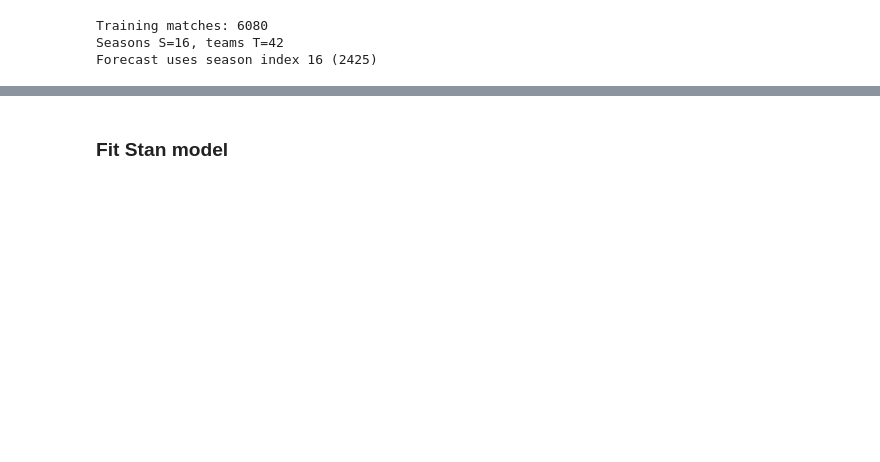
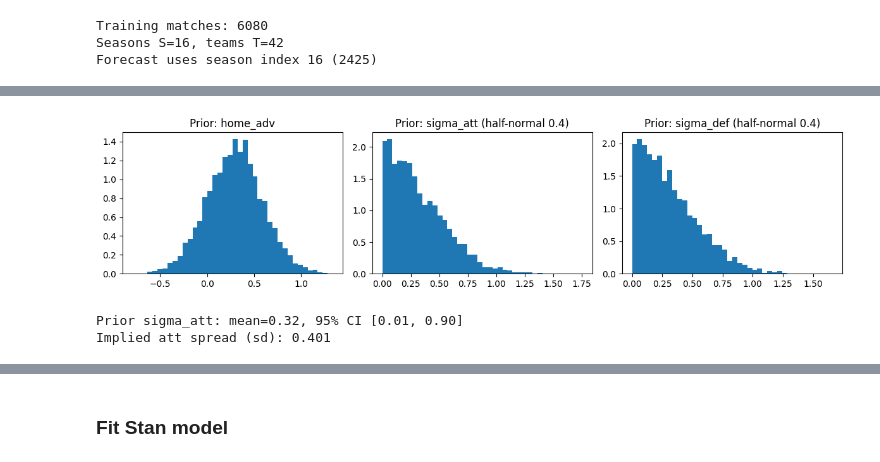
Before and after one commit to Geq0nek/DA_Project, a Jupyter notebook: 03_model2_hierarchical.ipynb, the cells around one changed output, grey strips where cells are left out. Drawn from its saved outputs; the diff is of its cells as text; code cells hidden in the pictures; blank space fills up the shorter version.

```diff
--- a/03_model2_hierarchical.ipynb
+++ b/03_model2_hierarchical.ipynb
@@ -46,0 +80,29 @@ Forecast uses season index 16 (2425)
+# %%
+rng = np.random.default_rng(42)
+n_prior = 5000
+T, S = stan_data["T"], stan_data["S"]
+
+home_adv_prior = rng.normal(0.3, 0.3, size=n_prior)
+# Match stan/hierarchical.stan: normal(0, 0.4) T[0,]
+sigma_att_prior = np.abs(rng.normal(0, 0.4, size=n_prior))
+sigma_def_prior = np.abs(rng.normal(0, 0.4, size=n_prior))
+
+fig, axes = plt.subplots(1, 3, figsize=(12, 3))
+axes[0].hist(home_adv_prior, bins=40, density=True)
+axes[0].set_title("Prior: home_adv")
+axes[1].hist(sigma_att_prior, bins=40, density=True)
+axes[1].set_title("Prior: sigma_att (half-normal 0.4)")
+axes[2].hist(sigma_def_prior, bins=40, density=True)
+axes[2].set_title("Prior: sigma_def (half-normal 0.4)")
+plt.tight_layout()
+plt.show()
+
+att_z = rng.normal(0, 1, size=(n_prior, T))
+att_prior = sigma_att_prior[:, None] * att_z
+att_prior -= att_prior.mean(axis=1, keepdims=True)
+print(f"Prior sigma_att: mean={sigma_att_prior.mean():.2f}, 95% CI [{np.percentile(sigma_att_prior, 2.5):.2f}, {np.percentile(sigma_att_prior, 97.5):.2f}]")
+print(f"Implied att spread (sd): {att_prior.std():.3f}")
+# %% [output]
+[figure, added]
+Prior sigma_att: mean=0.32, 95% CI [0.01, 0.90]
+Implied att spread (sd): 0.401
```
Also changed, not shown: parts of 19 cells of this notebook, 7 other files.
